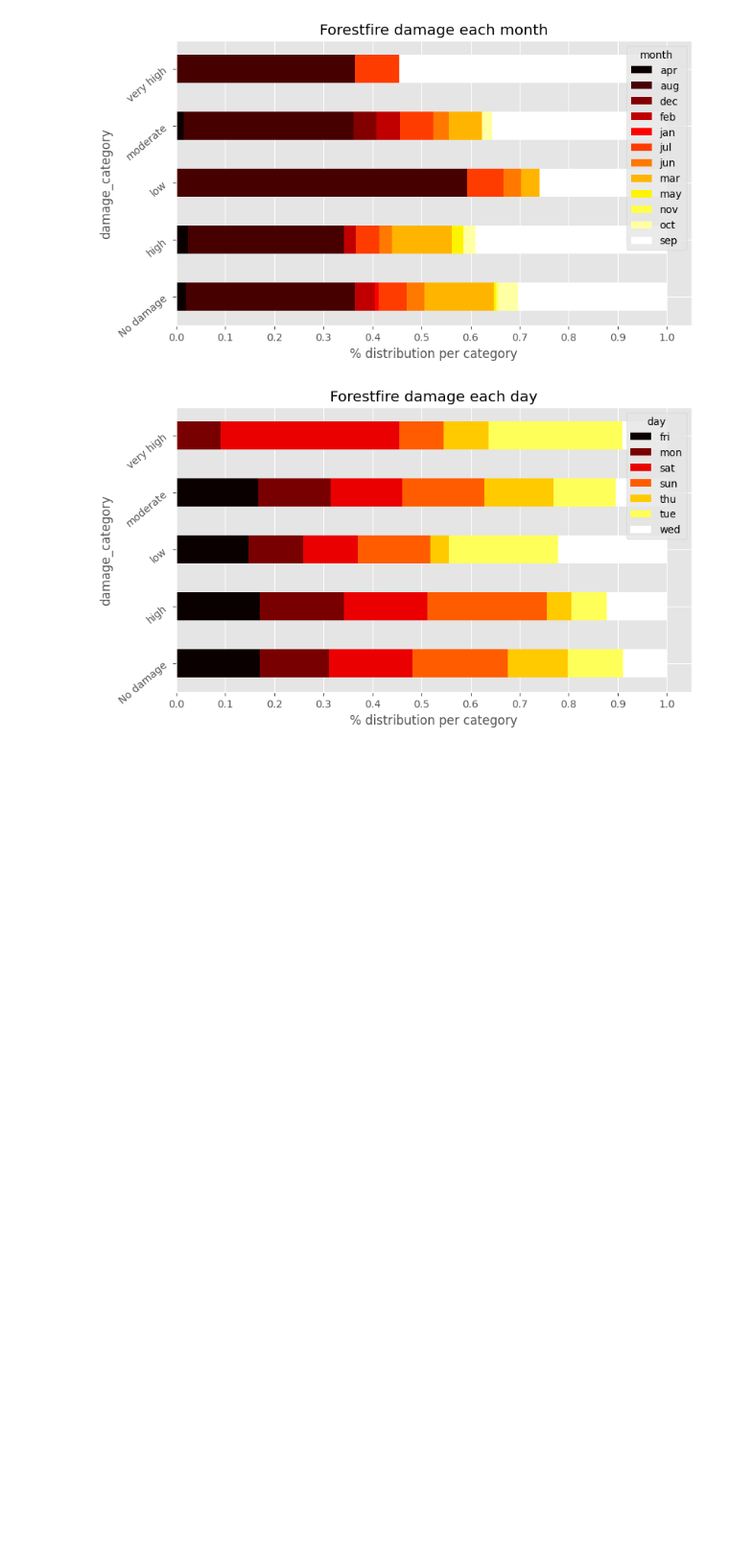
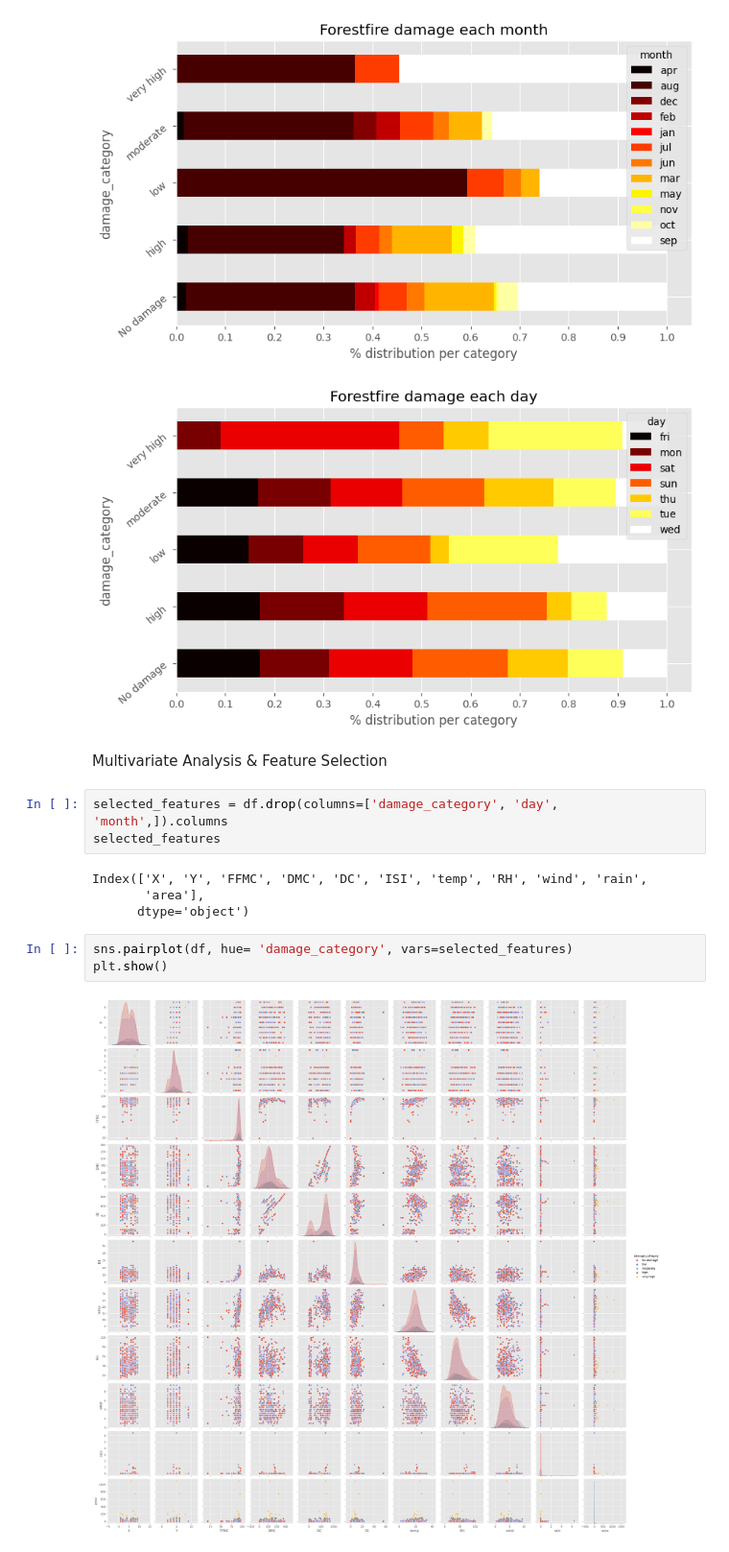
Before and after one commit to cjh78/Forest_Fire_Prediction, a Jupyter notebook: Forest-Fire-Prediction.ipynb, the cells around one changed output. Shown at 96% size. Cells and saved outputs as stored; diff of their text form; blank space fills up the shorter version.

Commit message:
Fininshed the exploratory data analysis and started on preparing the dataset for modelling(LinReg)

```diff
--- a/Forest-Fire-Prediction.ipynb
+++ b/Forest-Fire-Prediction.ipynb
@@ -198,3 +198,17 @@ for col in cat_columns:
 # %% [output]
 [figure]
 [figure]
+# %% [markdown]
+Multivariate Analysis & Feature Selection
+# %%
+selected_features = df.drop(columns=['damage_category', 'day', 'month',]).columns
+selected_features
+# %% [output]
+Index(['X', 'Y', 'FFMC', 'DMC', 'DC', 'ISI', 'temp', 'RH', 'wind', 'rain',
+       'area'],
+      dtype='object')
+# %%
+sns.pairplot(df, hue= 'damage_category', vars=selected_features)
+plt.show()
+# %% [output]
+[figure, added]
```
Also changed, not shown: parts of 8 cells of this notebook.
